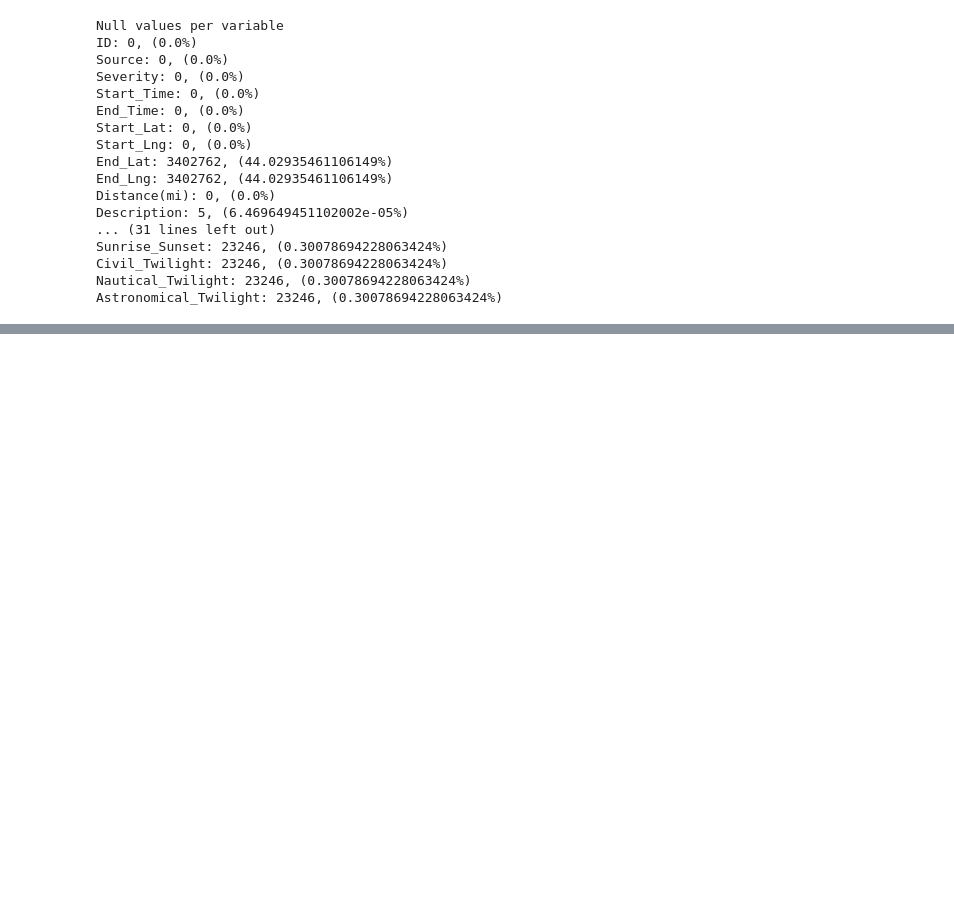
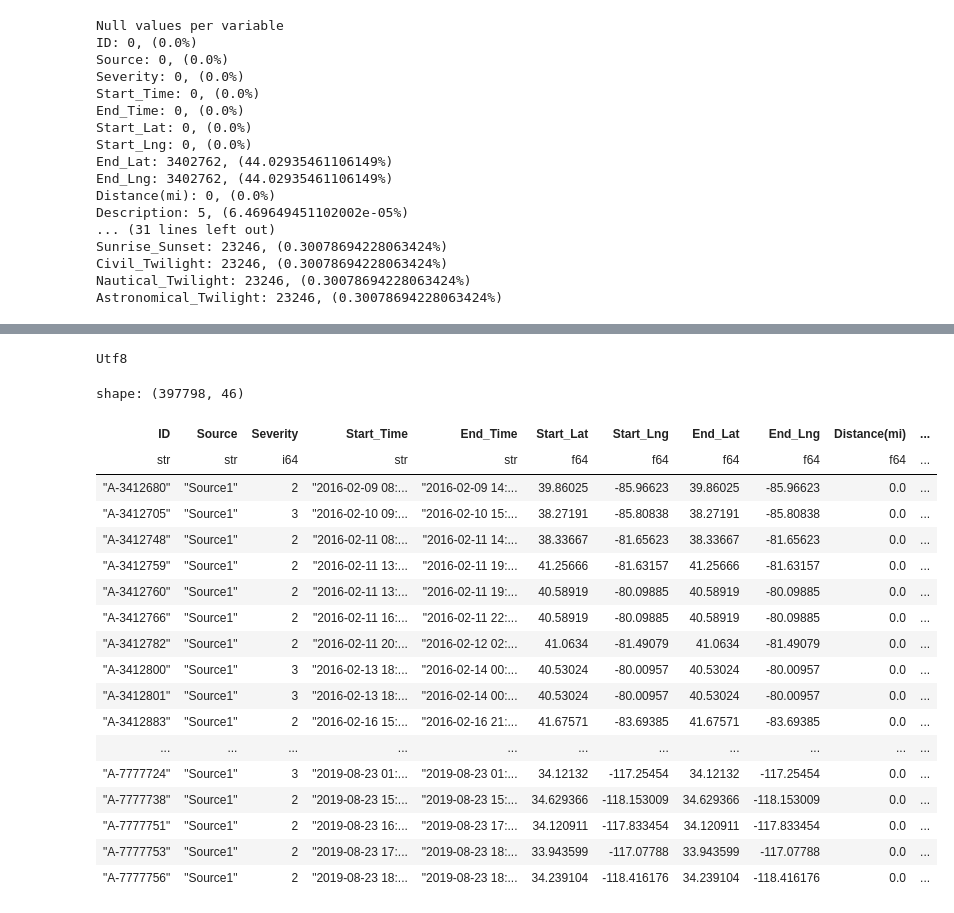
Before and after one commit to cosimop2000/BDMG-vehicle-accidents, a Jupyter notebook: workflows/vehicle-accident-polars.ipynb, the cells around one changed output, grey strips where cells are left out. Cells and saved outputs as stored; diff of their text form; code cells hidden in the pictures; blank space fills up the shorter version.

```diff
--- a/workflows/vehicle-accident-polars.ipynb
+++ b/workflows/vehicle-accident-polars.ipynb
@@ -42,3 +42,38 @@ shape: (7, 47)
 | "min" | "A-1" | "Source1" | 1.0 | "2016-01-14 20:... | "2016-02-08 06:... | 24.5548 | -124.623833 | "24.566013" | "-100.00023" | ... |
 | "max" | "A-999999" | "Source3" | 4.0 | "2023-03-31 23:... | "2023-03-31 23:... | 49.002201 | -67.113167 | "49.075" | "-99.999554" | ... |
 | "median" | null | null | 2.0 | null | null | 35.823974 | -87.766616 | null | null | ... |
+# %%
+accident_data['End_Lat'].dtype
+# %% [output]
+Utf8
+# %%
+#checking to see if the missing end lat/long are due having same start lat/long
+# qui è necessario mettere un cast perchè polars tratta diversamente i tipi di variabile quindi non riesce a confrontarne due diversi:
+# in questo caso erano per End di tipo utf-8 e per Start Float64
+
+accident_data = accident_data.with_columns(
+    pl.col('End_Lat').cast(pl.Float64),
+    pl.col('End_Lng').cast(pl.Float64)
+)
+
+accident_data.filter((accident_data['Start_Lat'] == accident_data['End_Lat']) & (accident_data['Start_Lng'] == accident_data['End_Lng']))
+# %% [output]
+shape: (397798, 46)
+| ID | Source | Severity | Start_Time | End_Time | Start_Lat | Start_Lng | End_Lat | End_Lng | Distance(mi) | ... |
+| str | str | i64 | str | str | f64 | f64 | f64 | f64 | f64 | ... |
+| "A-3412680" | "Source1" | 2 | "2016-02-09 08:... | "2016-02-09 14:... | 39.86025 | -85.96623 | 39.86025 | -85.96623 | 0.0 | ... |
+| "A-3412705" | "Source1" | 3 | "2016-02-10 09:... | "2016-02-10 15:... | 38.27191 | -85.80838 | 38.27191 | -85.80838 | 0.0 | ... |
+| "A-3412748" | "Source1" | 2 | "2016-02-11 08:... | "2016-02-11 14:... | 38.33667 | -81.65623 | 38.33667 | -81.65623 | 0.0 | ... |
+| "A-3412759" | "Source1" | 2 | "2016-02-11 13:... | "2016-02-11 19:... | 41.25666 | -81.63157 | 41.25666 | -81.63157 | 0.0 | ... |
+| "A-3412760" | "Source1" | 2 | "2016-02-11 13:... | "2016-02-11 19:... | 40.58919 | -80.09885 | 40.58919 | -80.09885 | 0.0 | ... |
+| "A-3412766" | "Source1" | 2 | "2016-02-11 16:... | "2016-02-11 22:... | 40.58919 | -80.09885 | 40.58919 | -80.09885 | 0.0 | ... |
+| "A-3412782" | "Source1" | 2 | "2016-02-11 20:... | "2016-02-12 02:... | 41.0634 | -81.49079 | 41.0634 | -81.49079 | 0.0 | ... |
+| "A-3412800" | "Source1" | 3 | "2016-02-13 18:... | "2016-02-14 00:... | 40.53024 | -80.00957 | 40.53024 | -80.00957 | 0.0 | ... |
+| "A-3412801" | "Source1" | 3 | "2016-02-13 18:... | "2016-02-14 00:... | 40.53024 | -80.00957 | 40.53024 | -80.00957 | 0.0 | ... |
+| "A-3412883" | "Source1" | 2 | "2016-02-16 15:... | "2016-02-16 21:... | 41.67571 | -83.69385 | 41.67571 | -83.69385 | 0.0 | ... |
+| ... | ... | ... | ... | ... | ... | ... | ... | ... | ... | ... |
+| "A-7777724" | "Source1" | 3 | "2019-08-23 01:... | "2019-08-23 01:... | 34.12132 | -117.25454 | 34.12132 | -117.25454 | 0.0 | ... |
+| "A-7777738" | "Source1" | 2 | "2019-08-23 15:... | "2019-08-23 15:... | 34.629366 | -118.153009 | 34.629366 | -118.153009 | 0.0 | ... |
+| "A-7777751" | "Source1" | 2 | "2019-08-23 16:... | "2019-08-23 17:... | 34.120911 | -117.833454 | 34.120911 | -117.833454 | 0.0 | ... |
+| "A-7777753" | "Source1" | 2 | "2019-08-23 17:... | "2019-08-23 18:... | 33.943599 | -117.07788 | 33.943599 | -117.07788 | 0.0 | ... |
+| "A-7777756" | "Source1" | 2 | "2019-08-23 18:... | "2019-08-23 18:... | 34.239104 | -118.416176 | 34.239104 | -118.416176 | 0.0 | ... |
```
Also changed, not shown: parts of 14 cells of this notebook.
